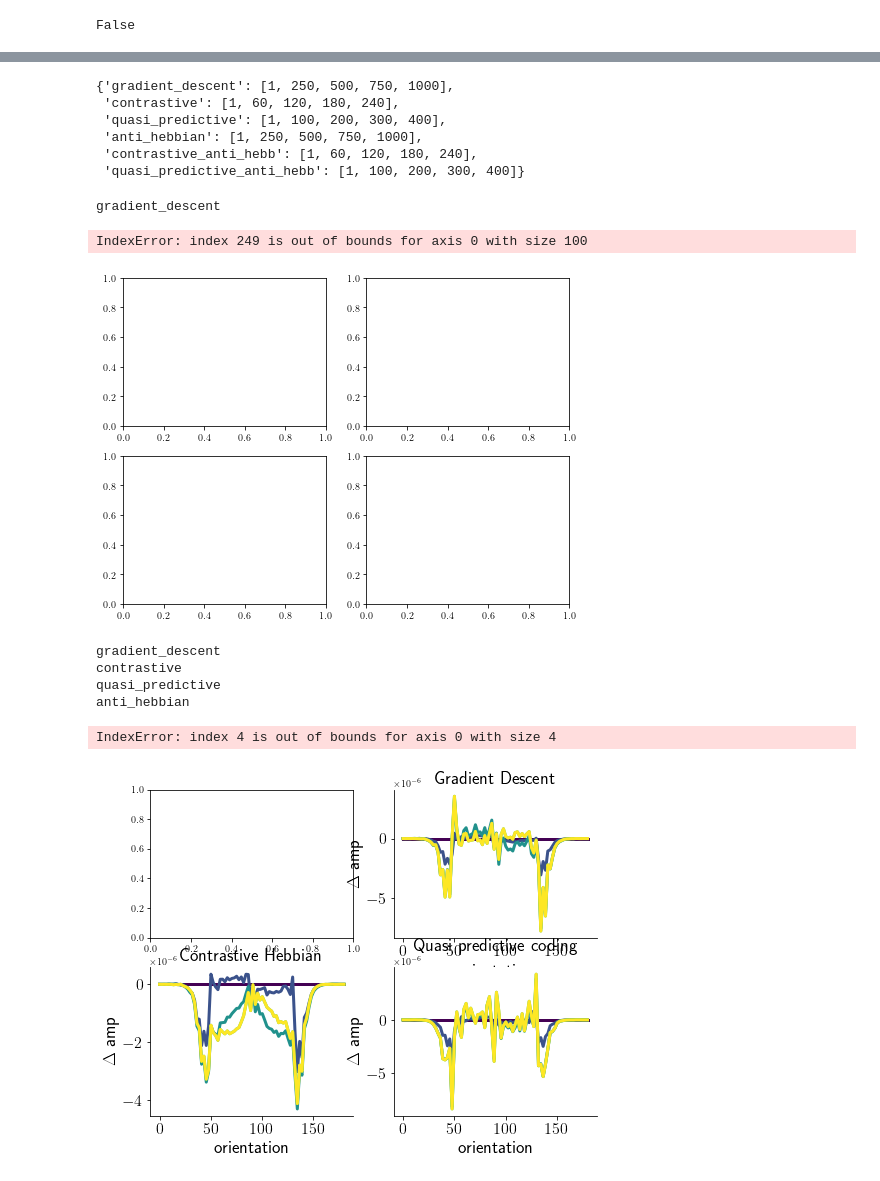
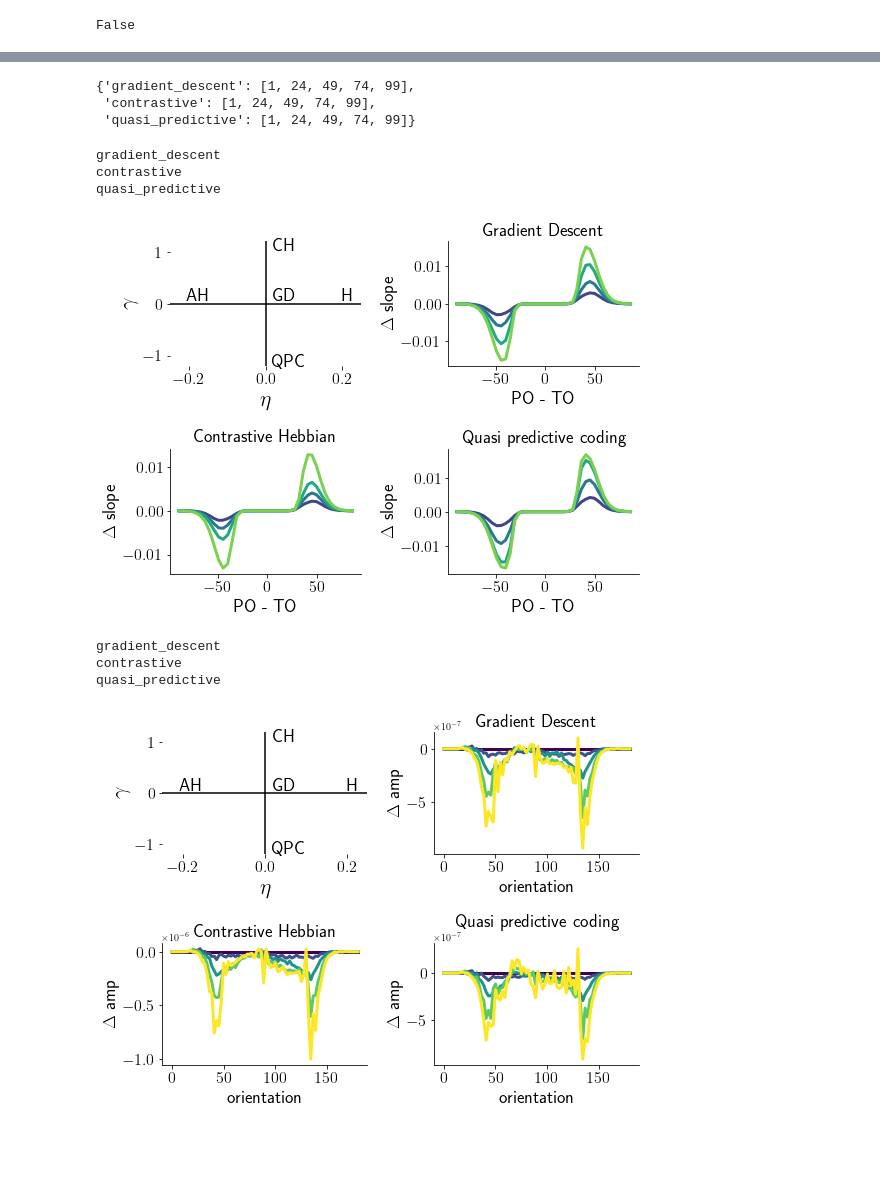
Before and after one commit to rodrigcd/Modelling-vpl, a Jupyter notebook: contrastive_hebbian/notebooks/cosyne_plot.ipynb, the cells around one changed output, grey strips where cells are left out. Cells and saved outputs as stored; diff of their text form; code cells hidden in the pictures; blank space fills up the shorter version.

Commit message:
non-linear a bit different

```diff
--- a/contrastive_hebbian/notebooks/cosyne_plot.ipynb
+++ b/contrastive_hebbian/notebooks/cosyne_plot.ipynb
@@ -4,6 +4,6 @@ import matplotlib.pyplot as plt
 import glob
 import pandas as pd
 # %%
-path_list = glob.glob("../all_results/correct_curriculum/contrastive_*")
+path_list = glob.glob("../all_results/non_linear/contrastive_*")
 path_list
 # %% [output]
@@ -192,22 +192,20 @@ quasi_predictive_anti_hebb
 # %%
-model_training_span = {'gradient_descent': [1, 250, 500, 750, 1000],
-                       'contrastive': [1, 60, 120, 180, 240],
-                       'quasi_predictive': [1, 100, 200, 300, 400],
+model_training_span = {'gradient_descent': [1, 24, 49, 74, 99],
+                       'contrastive': [1, 24, 49, 74, 99],
+                       'quasi_predictive': [1, 24, 49, 74, 99],
                        #'hebbian',
-                       'anti_hebbian': [1, 250, 500, 750, 1000],
+                       #'anti_hebbian': [1, 250, 500, 750, 1000],
                        #'contrastive_hebb',
-                       'contrastive_anti_hebb': [1, 60, 120, 180, 240],
+                       #'contrastive_anti_hebb': [1, 60, 120, 180, 240],
                        #'quasi_predictive_hebb': ,
-                       'quasi_predictive_anti_hebb': [1, 100, 200, 300, 400]}
+                       #'quasi_predictive_anti_hebb': [1, 100, 200, 300, 400],
+                      }
 # %%
 model_training_span
 # %% [output]
-{'gradient_descent': [1, 250, 500, 750, 1000],
- 'contrastive': [1, 60, 120, 180, 240],
- 'quasi_predictive': [1, 100, 200, 300, 400],
- 'anti_hebbian': [1, 250, 500, 750, 1000],
- 'contrastive_anti_hebb': [1, 60, 120, 180, 240],
- 'quasi_predictive_anti_hebb': [1, 100, 200, 300, 400]}
+{'gradient_descent': [1, 24, 49, 74, 99],
+ 'contrastive': [1, 24, 49, 74, 99],
+ 'quasi_predictive': [1, 24, 49, 74, 99]}
 # %%
 labels = {'gradient_descent': "Gradient Descent",
  'contrastive': "Contrastive Hebbian",
@@ -239,7 +237,7 @@ for i, model_key in enumerate(model_training_span.keys()):
             ax[i+1].plot(x, y_i-y, color=viridis(j), label="training stage "+str(j), lw=linewidth)
         else:
             ax[i+1].plot(x, y_i-y, color=viridis(j), lw=linewidth)
-    ax[i+1].legend(bbox_to_anchor=(1.1, 1.05), frameon=False)
+    #ax[i+1].legend(bbox_to_anchor=(1.1, 1.05), frameon=False)
 
     ax[i+1].set_title(labels[model_key], fontsize=fontsize)
     ax[i+1].set_xlabel("PO - TO", fontsize=fontsize)
@@ -252,36 +250,37 @@ plot_index = 0
 #ax[plot_index].plot(cumulated_loss, "k", alpha=1, lw=lw)#, lw=lw, label="Batch training")
 ax[plot_index].spines[['right', 'top', "bottom", "left"]].set_visible(False)
 #ax[plot_index].legend(fontsize=fontsize, frameon=False)
 #ax[plot_index].spines[['right', 'top']].set_visible(False)
 ax[plot_index].set_xlabel("$\eta$", fontsize=fontsize+4)
 ax[plot_index].set_ylabel("$\gamma$", fontsize=fontsize+4)
 ax[plot_index].tick_params(axis='both', which='major', labelsize=fontsize-2)
 ax[plot_index].axvline(0, color="k")
 ax[plot_index].axhline(0, color="k")
 ax[plot_index].set_xlim([-0.25, 0.25])
 ax[plot_index].set_ylim([-1.2, 1.2])
 #ax[plot_index].scatter(0, 0, s=250, color="k", zorder=2)
 #ax[plot_index].scatter(0.2, 1.0, s=250, zorder=2)
 ax[plot_index].text(0.02, 0.05, "GD", #transform=ax[plot_index].transAxes,
                   size=fontsize, weight='bold')
 ax[plot_index].text(0.02, 1.0, "CH", #transform=ax[plot_index].transAxes,
                   size=fontsize, weight='bold')
 ax[plot_index].text(0.015, -1.2, "QPC", #transform=ax[plot_index].transAxes,
                   size=fontsize, weight='bold')
 ax[plot_index].text(0.2, 0.05, "H", #transform=ax[plot_index].transAxes,
                   size=fontsize, weight='bold')
 ax[plot_index].text(-0.21, 0.05, "AH", #transform=ax[plot_index].transAxes,
                   size=fontsize, weight='bold')
 #ax[plot_index].text(0.16, 0.7, "Control", color="C0", #transform=ax[plot_index].transAxes,
 #                  size=fontsize, weight='bold')
 
 
-#f.tight_layout(pad=2.0)
+f.tight_layout(pad=2.0)
 plt.savefig("long_curriculum.pdf")
 # %% [output]
 gradient_descent
+contrastive
+quasi_predictive
-IndexError: index 249 is out of bounds for axis 0 with size 100
-[figure, old version]
+[figure, new version]
 # %%
 fontsize = 18
 linewidth = 3
@@ -347,9 +346,7 @@ plt.savefig("amplitude_long_curriculum.pdf")
 gradient_descent
 contrastive
 quasi_predictive
-anti_hebbian
-IndexError: index 4 is out of bounds for axis 0 with size 4
-[figure, old version]
+[figure, new version]
 # %%
 fontsize = 18
 linewidth = 3
```
Also changed, not shown: parts of 5 cells of this notebook, 6 other files.
